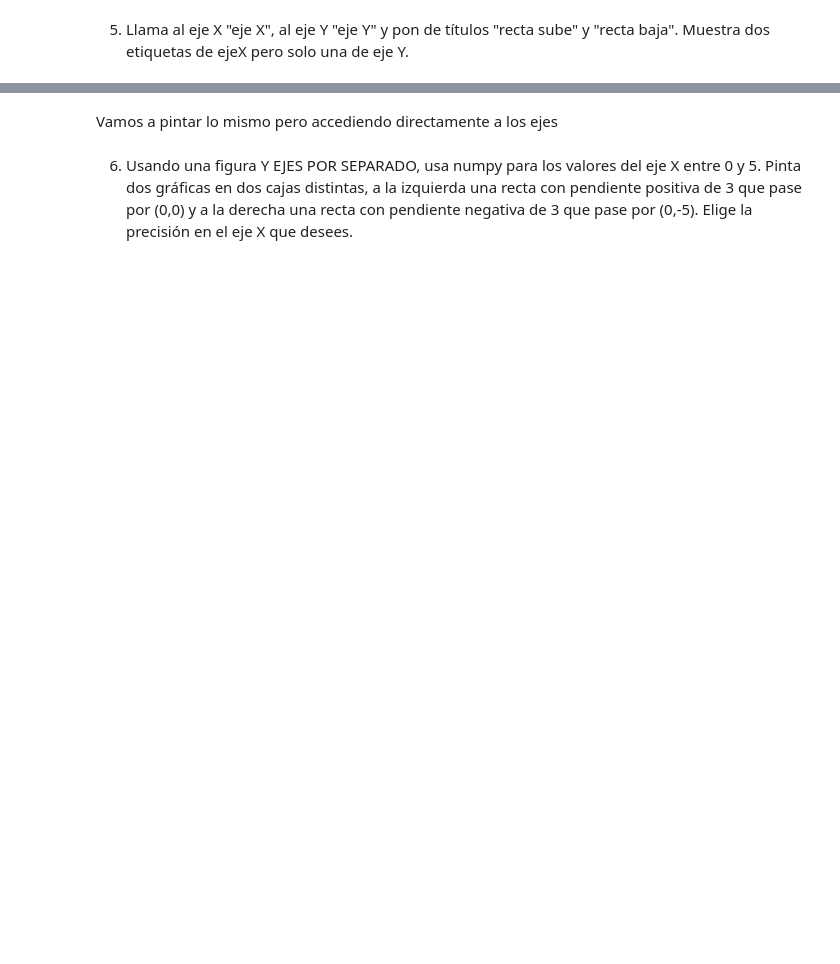
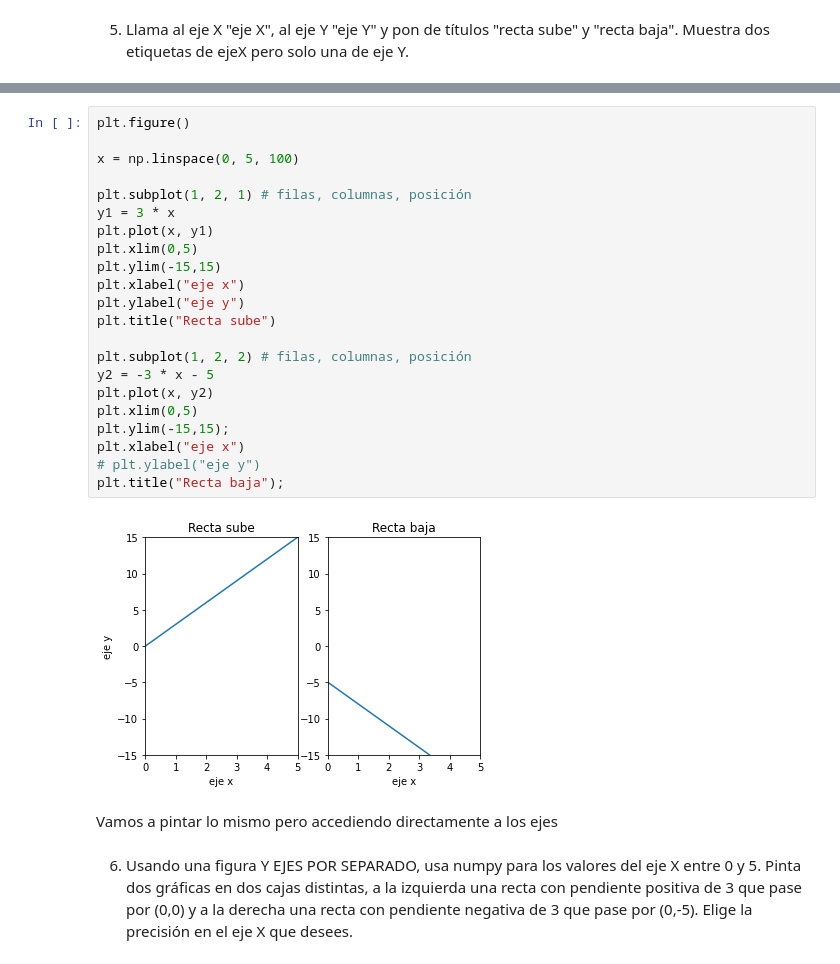
Before and after one commit to MNievas12/ds_thebridge_6_22, a Jupyter notebook: 2-Data_Analysis/4-Visualización/1-Matplotlib/ejercicios/ejercicios_Matplotlib.ipynb, the cells around one changed output, grey strips where cells are left out. Cells and saved outputs as stored; diff of their text form; blank space fills up the shorter version.

```diff
--- a/2-Data_Analysis/4-Visualización/1-Matplotlib/ejercicios/ejercicios_Matplotlib.ipynb
+++ b/2-Data_Analysis/4-Visualización/1-Matplotlib/ejercicios/ejercicios_Matplotlib.ipynb
@@ -28,3 +57,27 @@ Elige la precisión en el eje X que desees.
+# %%
+plt.figure()
+
+x = np.linspace(0, 5, 100)
+
+plt.subplot(1, 2, 1) # filas, columnas, posición
+y1 = 3 * x
+plt.plot(x, y1)
+plt.xlim(0,5)
+plt.ylim(-15,15)
+plt.xlabel("eje x")
+plt.ylabel("eje y")
+plt.title("Recta sube")
+
+plt.subplot(1, 2, 2) # filas, columnas, posición
+y2 = -3 * x - 5
+plt.plot(x, y2)
+plt.xlim(0,5)
+plt.ylim(-15,15);
+plt.xlabel("eje x")
+# plt.ylabel("eje y")
+plt.title("Recta baja");
+# %% [output]
+[figure, added]
 # %% [markdown]
 Vamos a pintar lo mismo pero accediendo directamente a los ejes
 # %% [markdown]
```
Also changed, not shown: parts of 14 cells of this notebook, 2 other files.
